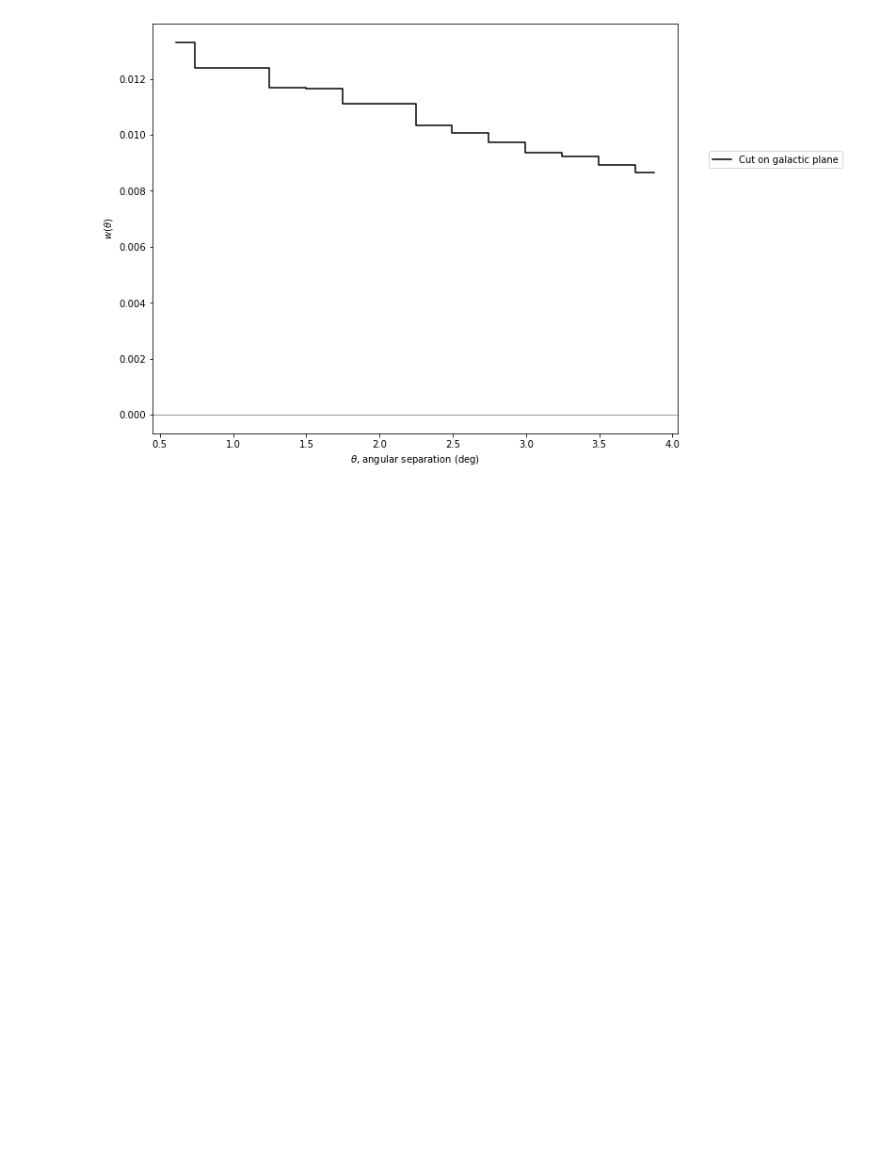
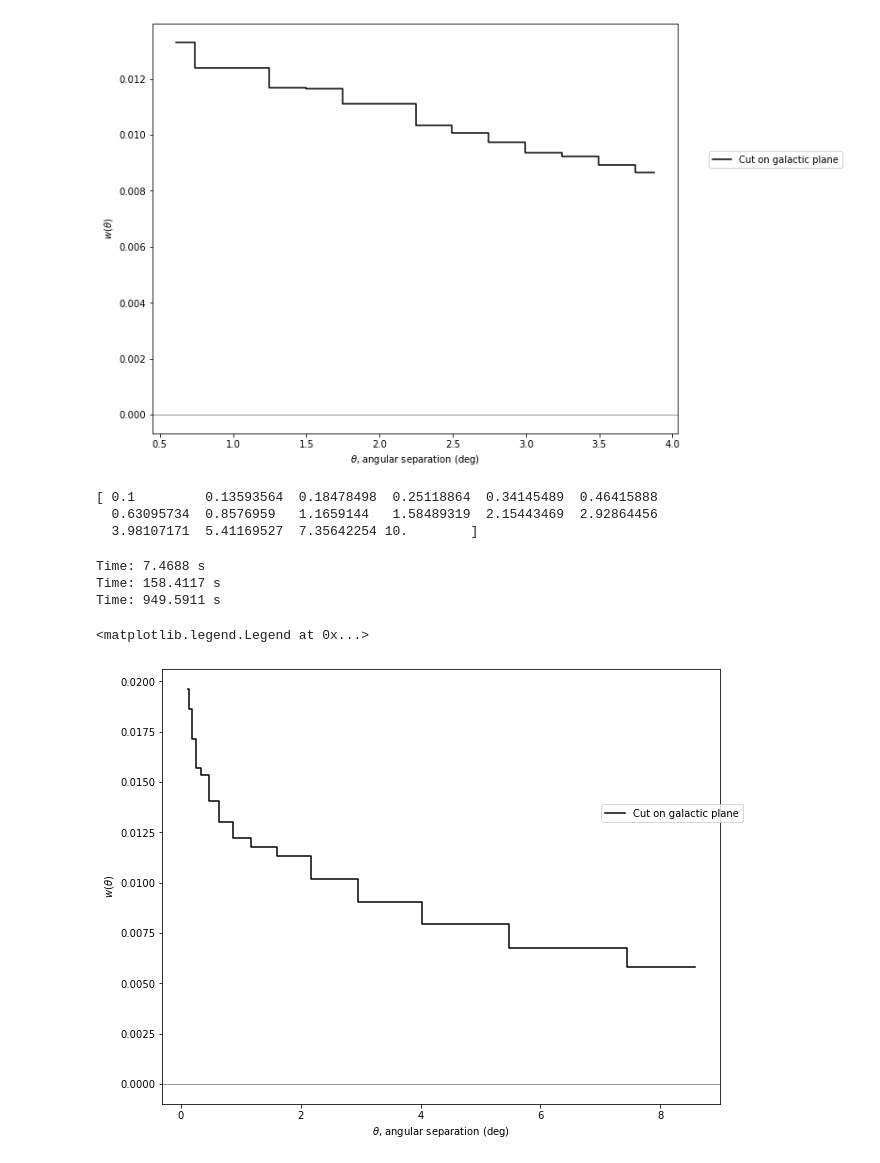
Before and after one commit to kstoreyf/gaia-quasars-lss, a Jupyter notebook: notebooks/2022-07-15_random_checks.ipynb, the cells around one changed output. Drawn from its saved outputs; the diff is of its cells as text; code cells hidden in the pictures; blank space fills up the shorter version.

```diff
--- a/notebooks/2022-07-15_random_checks.ipynb
+++ b/notebooks/2022-07-15_random_checks.ipynb
@@ -185,3 +185,30 @@ plt.legend(bbox_to_anchor=(1.05, 0.7))
 # %% [output]
 <matplotlib.legend.Legend at 0x...>
 [figure]
+# %%
+nbins = 15
+theta_edges_log = np.logspace(-1, 1, nbins + 1)
+theta_avg_log = 10**(0.5*(np.log10(theta_edges_log[:-1]) + np.log10(theta_edges_log[1:])))
+print(theta_edges_log)
+# %% [output]
+[ 0.1         0.13593564  0.18478498  0.25118864  0.34145489  0.46415888
+  0.63095734  0.8576959   1.1659144   1.58489319  2.15443469  2.92864456
+  3.98107171  5.41169527  7.35642254 10.        ]
+# %%
+wtheta_plane_log, dd_plane_log, _, _, = correlations.compute_wtheta(theta_edges_log, ra_data, dec_data,
+                                               tab_rdustcompplane['ra'], tab_rdustcompplane['dec'],
+                                               return_full_results=True)
+# %% [output]
+Time: 7.4688 s
+Time: 158.4117 s
+Time: 949.5911 s
+# %%
+plt.figure(figsize=(10,8))
+plt.step(theta_avg_log, wtheta_plane_log, where='mid', label=rf'Cut on galactic plane', color='k')
+plt.xlabel(r'$\theta$, angular separation (deg)')
+plt.ylabel(r'$w(\theta)$')
+plt.axhline(0, color='grey', lw=0.8)
+plt.legend(bbox_to_anchor=(1.05, 0.7))
+# %% [output]
+<matplotlib.legend.Legend at 0x...>
+[figure, added]
```
